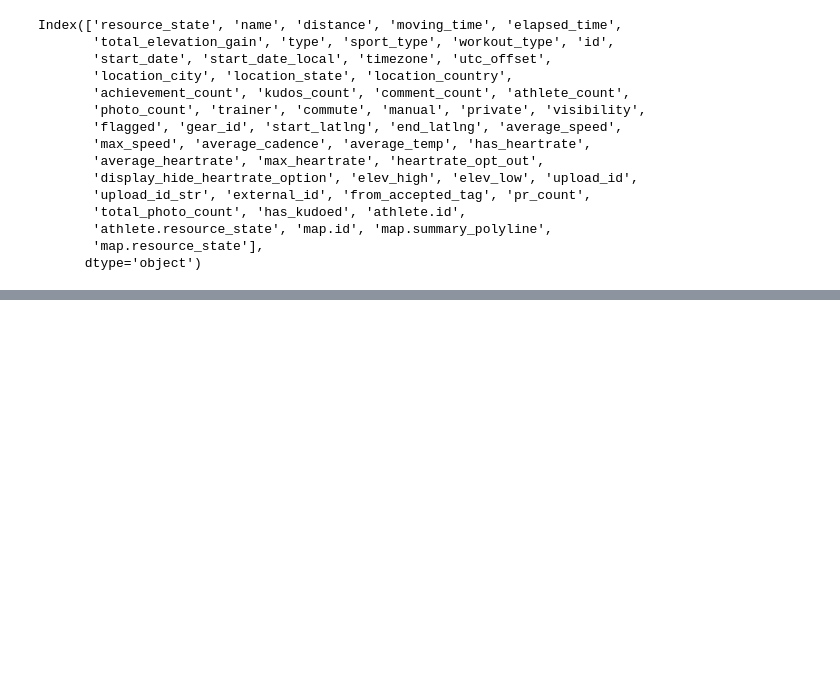
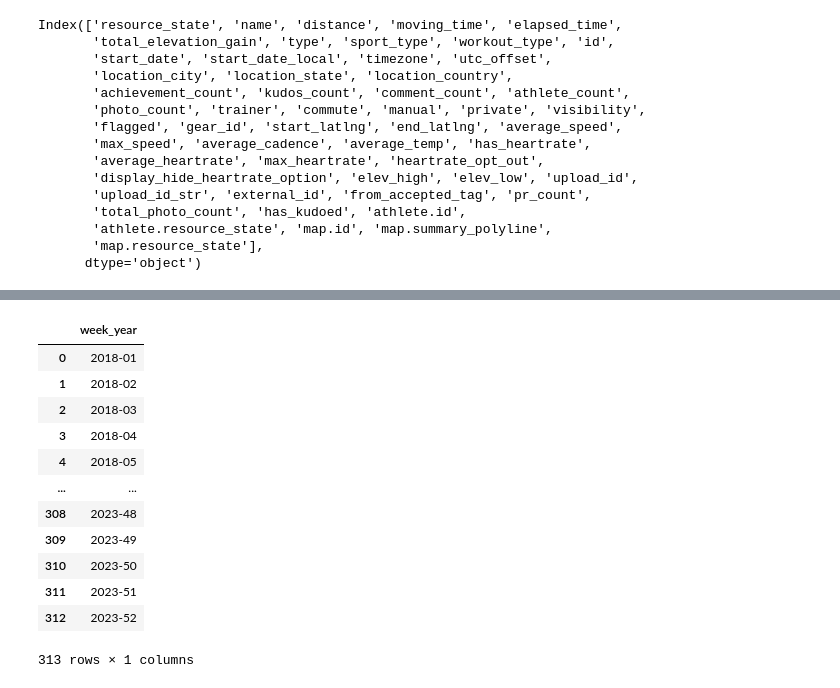
Before and after one commit to elrhmo/strava_analysis, a Jupyter notebook: strava_analysis.ipynb, the cells around one changed output, grey strips where cells are left out. Saved outputs shown, nothing was run; the diff lists cells and outputs as text; code cells hidden in the pictures; blank space fills up the shorter version.

```diff
--- a/strava_analysis.ipynb
+++ b/strava_analysis.ipynb
@@ -163,3 +163,46 @@ runs = activities[(activities['sport_type'] == 'Run')]
 # %%
 # Group by 'week_and_year' and sum the 'distance' column
 running_distance_by_week = runs.groupby('week_and_year')['distance'].sum().reset_index()
+# %%
+import pandas as pd
+from datetime import datetime, timedelta
+
+# Function to get weeks and years between two dates
+def generate_weeks(start_date, end_date):
+    current_date = start_date
+    while current_date <= end_date:
+        yield current_date.isocalendar()[:2]
+        current_date += timedelta(weeks=1)
+
+# Define the start and end dates
+start_date = datetime(2018, 1, 1)
+end_date = datetime(2023, 12, 31)
+
+# Generate weeks and years
+weeks_and_years = list(generate_weeks(start_date, end_date))
+
+# Create a DataFrame
+df = pd.DataFrame(weeks_and_years, columns=['Year', 'Week'])
+
+# Combine 'Year' and 'Week' into a single column in "YYYY-WW" format
+df['week_year'] = df['Year'].astype(str) + '-' + df['Week'].apply(lambda x: f'{x:02d}')
+
+# Drop the 'Year' and 'Week' columns if needed
+df = df.drop(['Year', 'Week'], axis=1)
+
+
+df
+# %% [output]
+|  | week_year |
+| 0 | 2018-01 |
+| 1 | 2018-02 |
+| 2 | 2018-03 |
+| 3 | 2018-04 |
+| 4 | 2018-05 |
+| ... | ... |
+| 308 | 2023-48 |
+| 309 | 2023-49 |
+| 310 | 2023-50 |
+| 311 | 2023-51 |
+| 312 | 2023-52 |
+313 rows × 1 columns
```
Also changed, not shown: parts of 6 cells of this notebook.
